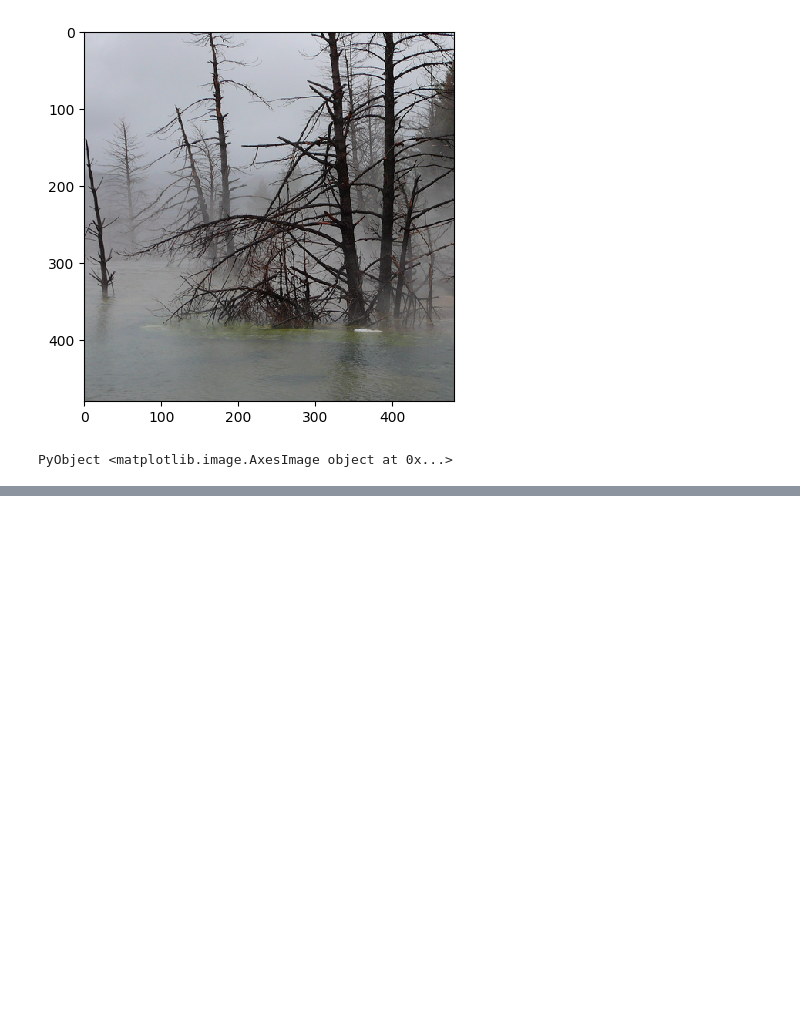
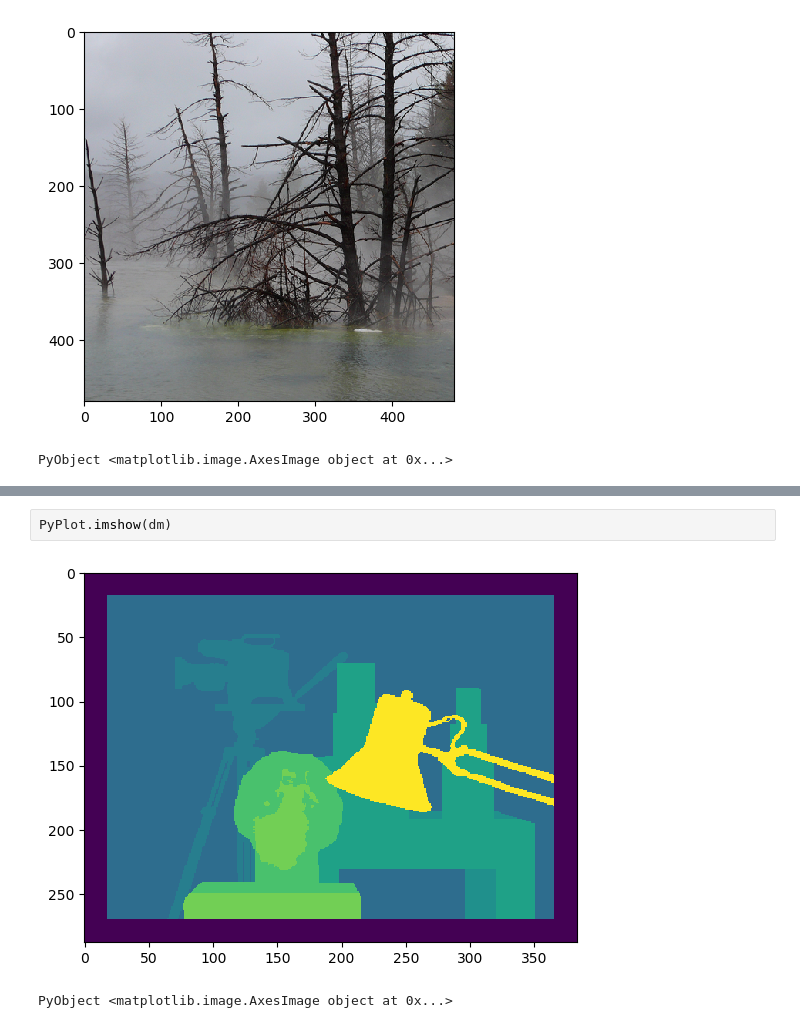
Before and after one commit to N1kYan/Computer-Vison-2, a Jupyter notebook: asgn1/skeleton/ASGN1-Solution.ipynb, the cells around one changed output, grey strips where cells are left out. Saved outputs shown, nothing was run; the diff lists cells and outputs as text; blank space fills up the shorter version.

```diff
--- a/asgn1/skeleton/ASGN1-Solution.ipynb
+++ b/asgn1/skeleton/ASGN1-Solution.ipynb
@@ -88,0 +174,5 @@ end
+# %%
+PyPlot.imshow(dm)
+# %% [output]
+[figure, added]
+PyObject <matplotlib.image.AxesImage object at 0x...>
```
Also changed, not shown: parts of 14 cells of this notebook.
